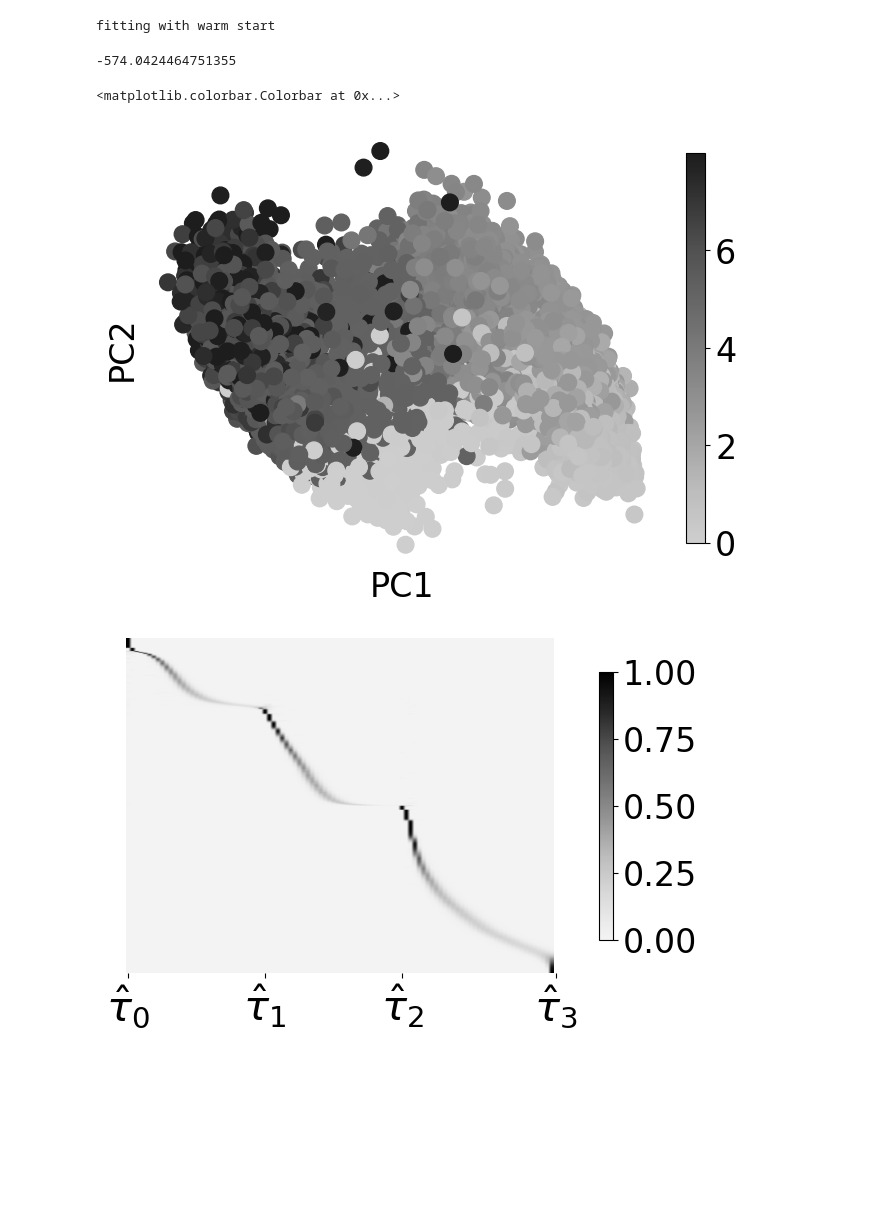
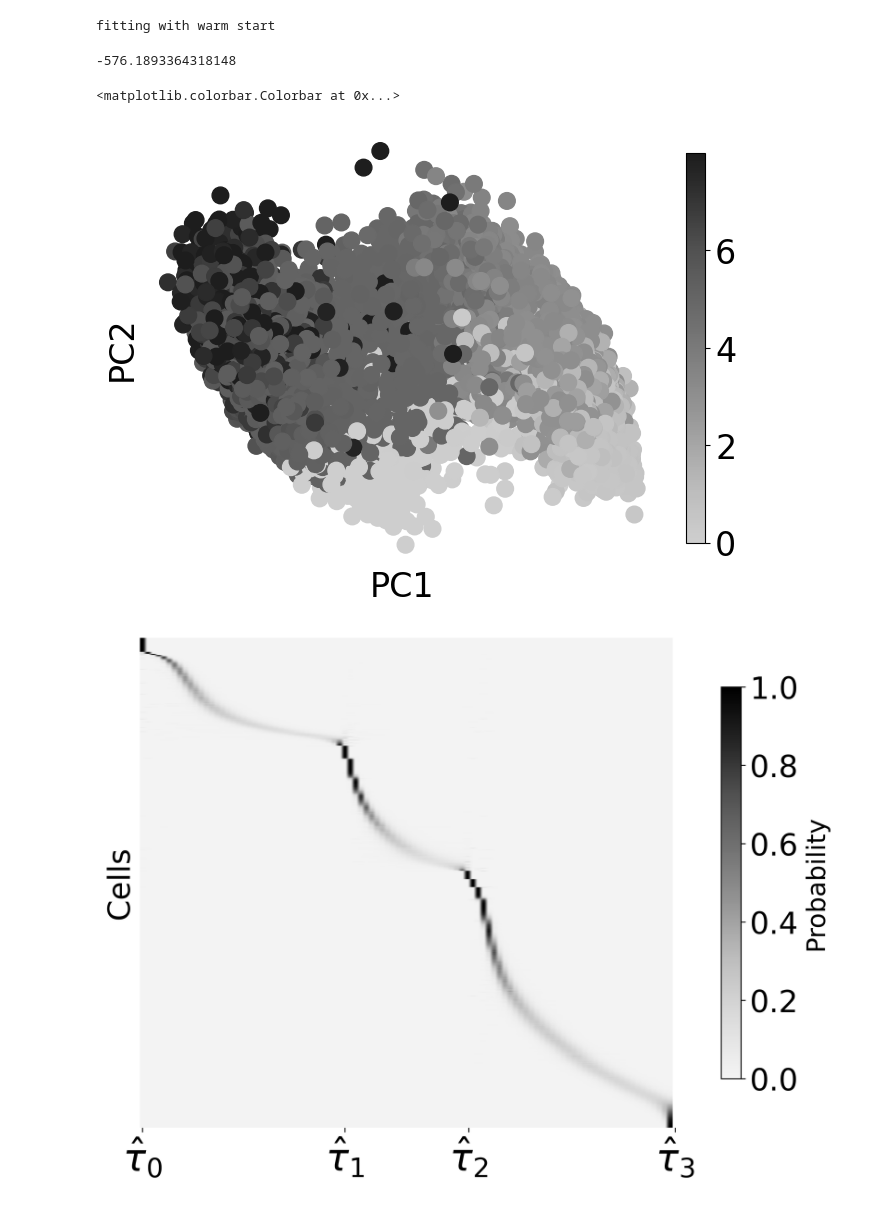
Before and after one commit to reliscu/chronocell_janssens_2025_preprint, a Jupyter notebook: 04_run_chronocell_eLNPs_mapped_identifiers.ipynb, the cells around one changed output. Cells and saved outputs as stored; diff of their text form; code cells hidden in the pictures; blank space fills up the shorter version.

Commit message:
updating genes used

```diff
--- a/04_run_chronocell_eLNPs_mapped_identifiers.ipynb
+++ b/04_run_chronocell_eLNPs_mapped_identifiers.ipynb
@@ -207,0 +208,3 @@ np.float64(0.20956810320650648)
+# %%
+mapped_features = mapped_features.loc[mapped_features['Mean_RNA_expr'] > 0.1]
+print(len(mapped_features))
@@ -243,7 +243,7 @@ len(shared)
 # %% [output]
 12
 # %%
-mapped_features_idx = np.where(adata.var_names.isin(mapped_features_hi['Gene'].tolist()))
+mapped_features_idx = np.where(adata.var_names.isin(mapped_features['Gene'].tolist()))
 all_idx = np.sort(np.unique(np.concat([mapped_features_idx[0], fitted_idx[0]])))
 
 fitted_genes = adata.var_names[all_idx]
@@ -490,8 +474,8 @@ plt.xticks([]);
 plt.yticks([]);
 plt.colorbar(im, fraction=0.05, shrink=0.9) # adding the colobar on the right
 # %% [output]
--574.0424464751355
+-576.1893364318148
 <matplotlib.colorbar.Colorbar at 0x...>
-[figure, old version]
+[figure, new version]
 # %%
 order = np.argsort(traj.Q[:,0]@traj.t)
@@ -500,15 +482,17 @@ order = np.argsort(traj.Q[:,0]@traj.t)
 # %%
-fig, ax = plt.subplots(1,1,figsize=(6,4))
+fig, ax = plt.subplots(1,1,figsize=(8,6),dpi=300)
 cmap_Q = cmr.get_sub_cmap('Greys', 0.1, 1)
 
 order = np.argsort(traj.Q[:,0]@traj.t)
 im = ax.imshow(traj.Q.sum(1)[order],aspect="auto",cmap=cmap_Q);
-plt.colorbar(im,fraction=0.2, shrink =0.8) # adding the colobar on the right
+cbar = plt.colorbar(im,fraction=0.2, shrink =0.8) # adding the colobar on the right
+cbar.set_label("Probability", fontsize=20)
 x_label_list = [r'$\hat{\tau}_0$', r'$\hat{\tau}_1$', r'$\hat{\tau}_2$', r'$\hat{\tau}_3$']
 ax.set_xticks(traj.m*traj.tau/traj.tau[-1])
 ax.set_xticklabels(x_label_list,fontsize=30)
 ax.set_yticks([])
+ax.set_ylabel("Cells")
 for spine in ['top', 'right', 'left', 'bottom']:
     ax.spines[spine].set_visible(False)
 # %% [output]
-[figure, old version]
+[figure, new version]
```
Also changed, not shown: parts of 20 cells of this notebook, 4 other files.
